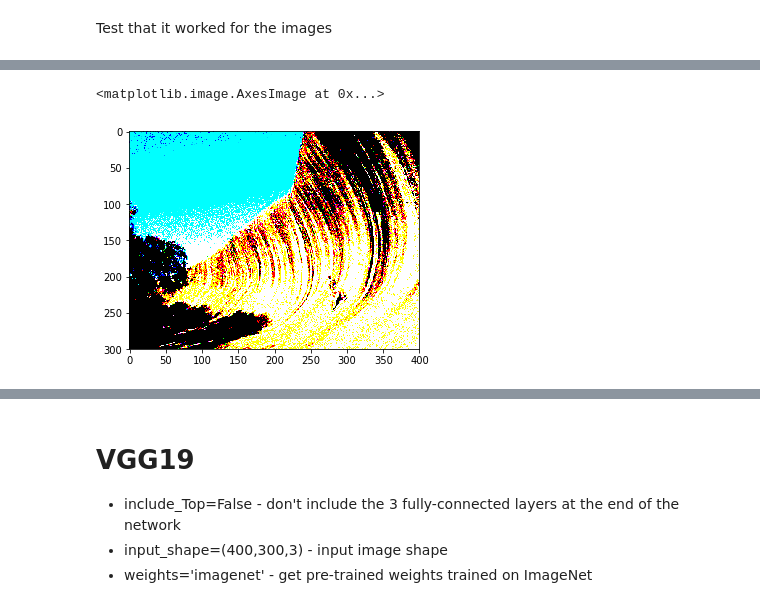
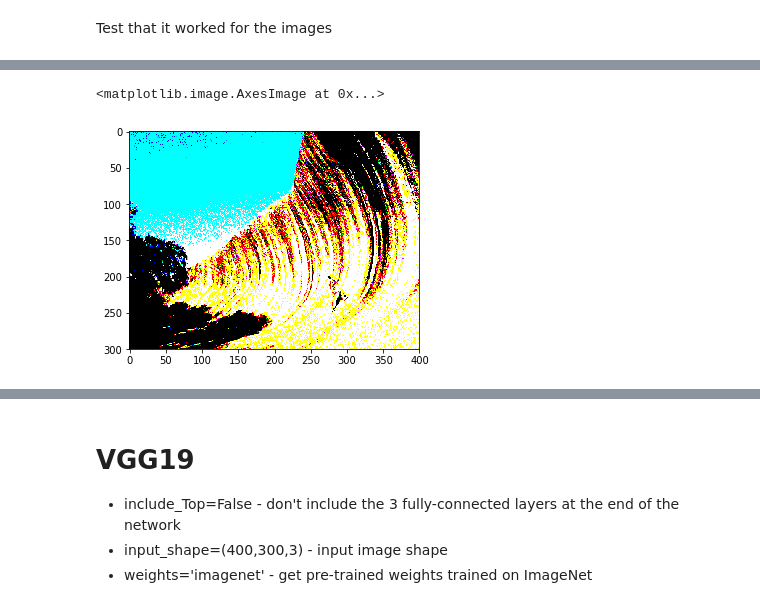
Before and after one commit to llA-Wilsonll/Neural_Style_Transfer, a Jupyter notebook: Neural_Style_Transfer.ipynb, the cells around one changed output, grey strips where cells are left out. Saved outputs shown, nothing was run; the diff lists cells and outputs as text; code cells hidden in the pictures.

```diff
--- a/Neural_Style_Transfer.ipynb
+++ b/Neural_Style_Transfer.ipynb
@@ -329,6 +323,6 @@ dict_keys(['image0', 'image1', 'image2', 'image3', 'image4', 'image5', 'image6',
 Test that it worked for the images
 # %%
 # Reording Channels to RGB so that they are in the correct order for imshow
-generated_image_test = generated_images_dict['image6'][...,::-1]
+generated_image_test = generated_images_dict['image0'][...,::-1]
 imshow(generated_image_test[0])
 # %% [output]
@@ -337,3 +330,3 @@ W0718 22:12:13.011315 140343003215744 image.py:648] Clipping input data to the v
 <matplotlib.image.AxesImage at 0x...>
-[figure, old version]
+[figure, new version]
 # %%
```
Also changed, not shown: parts of 58 cells of this notebook.
